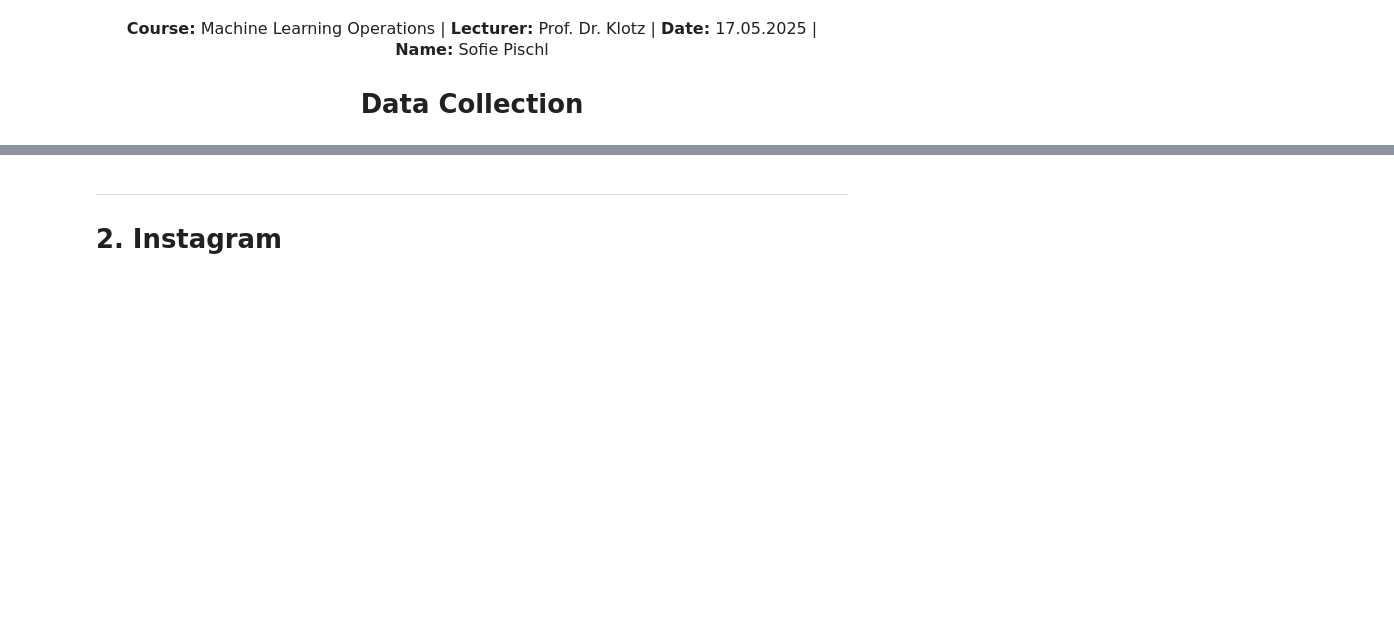
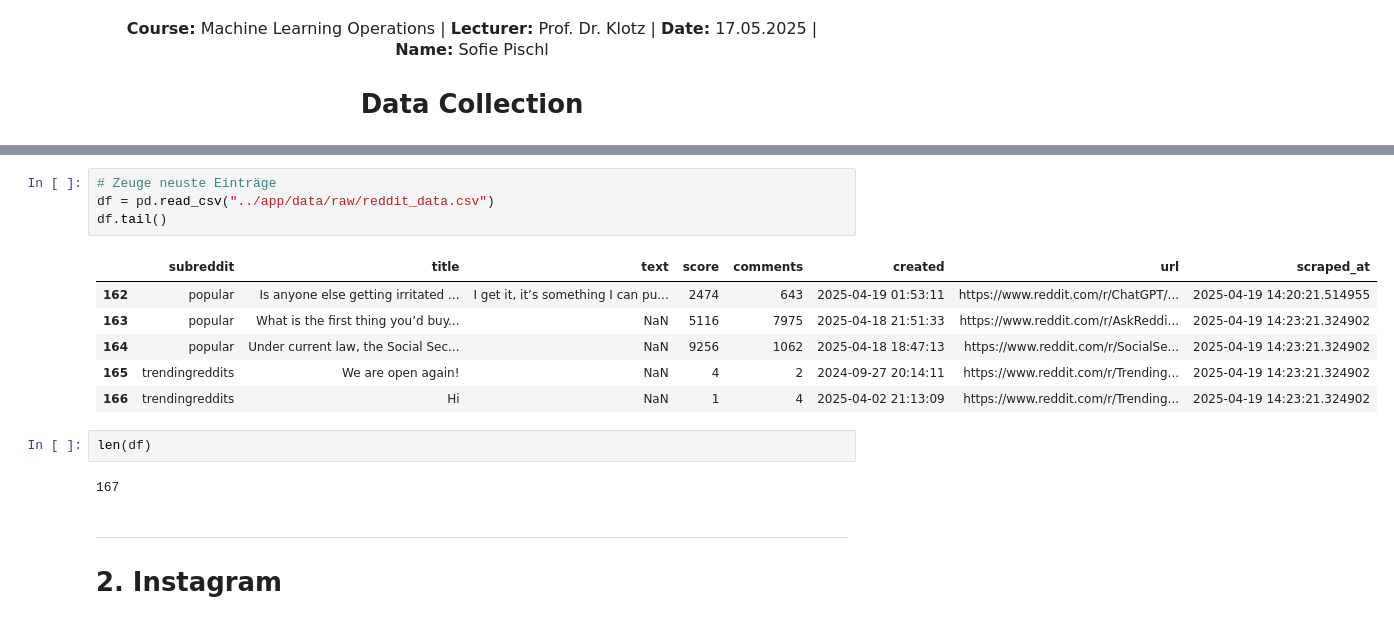
Before and after one commit to sofietheresa/TrendAnalyseSocialMedia, a Jupyter notebook: notebooks/01_data_collection.ipynb, the cells around one changed output, grey strips where cells are left out. Cells and saved outputs as stored; diff of their text form; blank space fills up the shorter version.

Commit message:
automatisiertes reddit scraping (guter stand)

```diff
--- a/notebooks/01_data_collection.ipynb
+++ b/notebooks/01_data_collection.ipynb
@@ -69,3 +154,18 @@ df.head()
+# %%
+# Zeuge neuste Einträge
+df = pd.read_csv("../app/data/raw/reddit_data.csv")
+df.tail()
+# %% [output]
+|  | subreddit | title | text | score | comments | created | url | scraped_at |
+| 162 | popular | Is anyone else getting irritated ... | I get it, it’s something I can pu... | 2474 | 643 | 2025-04-19 01:53:11 | https://www.reddit.com/r/ChatGPT/... | 2025-04-19 14:20:21.514955 |
+| 163 | popular | What is the first thing you’d buy... | NaN | 5116 | 7975 | 2025-04-18 21:51:33 | https://www.reddit.com/r/AskReddi... | 2025-04-19 14:23:21.324902 |
+| 164 | popular | Under current law, the Social Sec... | NaN | 9256 | 1062 | 2025-04-18 18:47:13 | https://www.reddit.com/r/SocialSe... | 2025-04-19 14:23:21.324902 |
+| 165 | trendingreddits | We are open again! | NaN | 4 | 2 | 2024-09-27 20:14:11 | https://www.reddit.com/r/Trending... | 2025-04-19 14:23:21.324902 |
+| 166 | trendingreddits | Hi | NaN | 1 | 4 | 2025-04-02 21:13:09 | https://www.reddit.com/r/Trending... | 2025-04-19 14:23:21.324902 |
+# %%
+len(df)
+# %% [output]
+167
 # %% [markdown]
 ---
 
```
Also changed, not shown: parts of 46 cells of this notebook, 23 other files.
